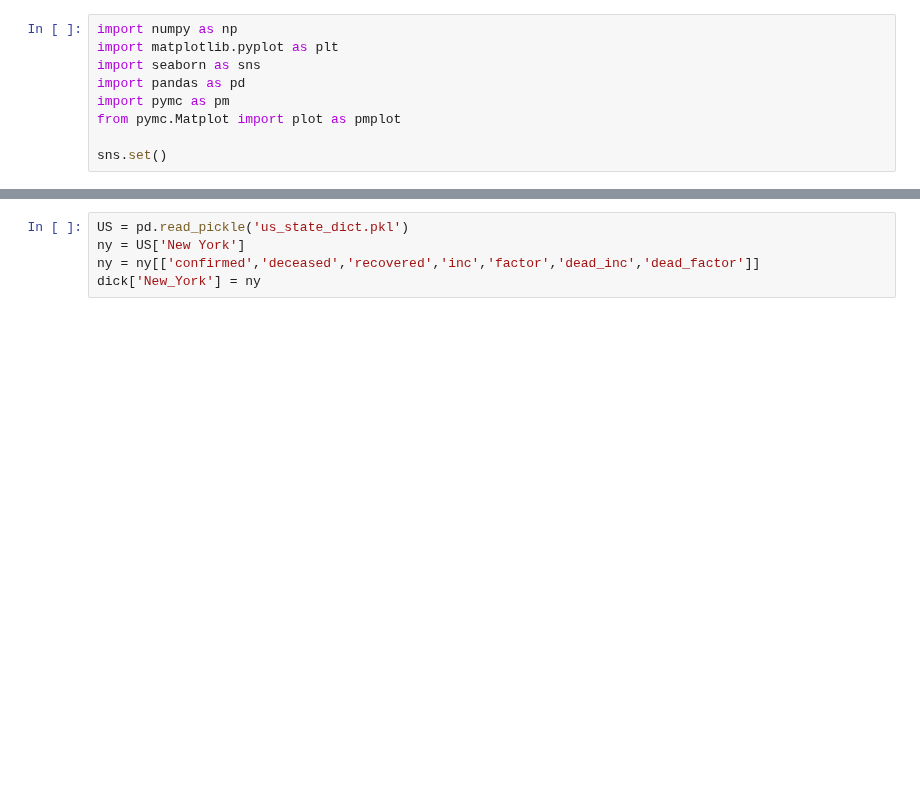
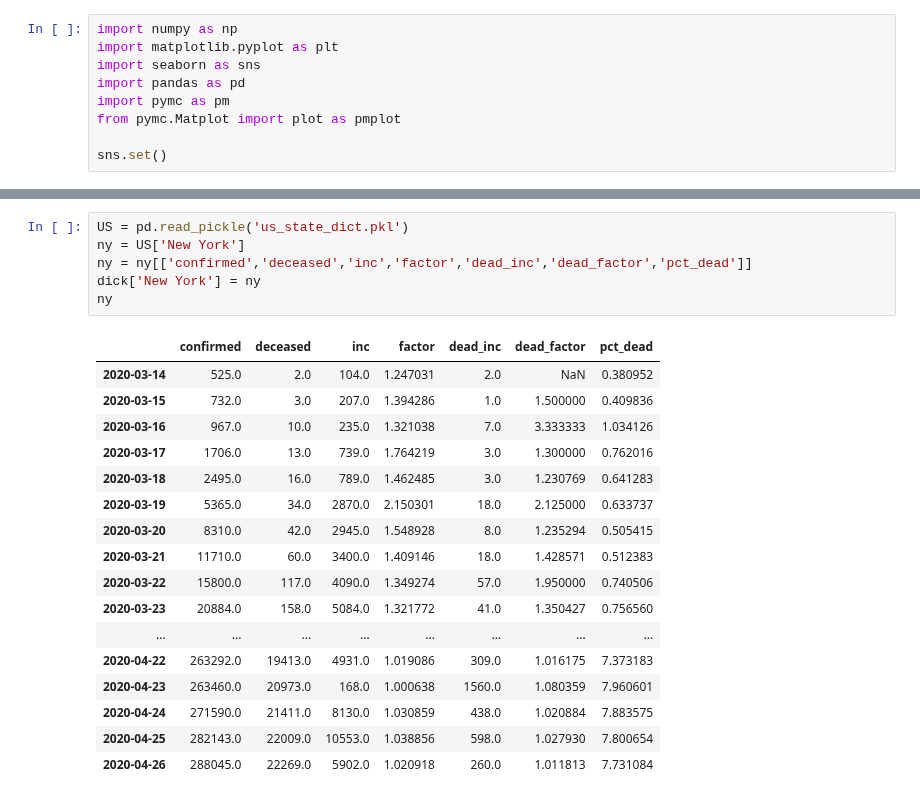
Before and after one commit to tolex3/note, a Jupyter notebook: pymc_mortality_and_factor.ipynb, the cells around one changed output, grey strips where cells are left out. Cells and saved outputs as stored; diff of their text form; blank space fills up the shorter version.

```diff
--- a/pymc_mortality_and_factor.ipynb
+++ b/pymc_mortality_and_factor.ipynb
@@ -30,8 +30,27 @@ swe
 # %%
 US = pd.read_pickle('us_state_dict.pkl')
 ny = US['New York']
-ny = ny[['confirmed','deceased','recovered','inc','factor','dead_inc','dead_factor']]
-dick['New_York'] = ny
+ny = ny[['confirmed','deceased','inc','factor','dead_inc','dead_factor','pct_dead']]
+dick['New York'] = ny
+ny
+# %% [output]
+|  | confirmed | deceased | inc | factor | dead_inc | dead_factor | pct_dead |
+| 2020-03-14 | 525.0 | 2.0 | 104.0 | 1.247031 | 2.0 | NaN | 0.380952 |
+| 2020-03-15 | 732.0 | 3.0 | 207.0 | 1.394286 | 1.0 | 1.500000 | 0.409836 |
+| 2020-03-16 | 967.0 | 10.0 | 235.0 | 1.321038 | 7.0 | 3.333333 | 1.034126 |
+| 2020-03-17 | 1706.0 | 13.0 | 739.0 | 1.764219 | 3.0 | 1.300000 | 0.762016 |
+| 2020-03-18 | 2495.0 | 16.0 | 789.0 | 1.462485 | 3.0 | 1.230769 | 0.641283 |
+| 2020-03-19 | 5365.0 | 34.0 | 2870.0 | 2.150301 | 18.0 | 2.125000 | 0.633737 |
+| 2020-03-20 | 8310.0 | 42.0 | 2945.0 | 1.548928 | 8.0 | 1.235294 | 0.505415 |
+| 2020-03-21 | 11710.0 | 60.0 | 3400.0 | 1.409146 | 18.0 | 1.428571 | 0.512383 |
+| 2020-03-22 | 15800.0 | 117.0 | 4090.0 | 1.349274 | 57.0 | 1.950000 | 0.740506 |
+| 2020-03-23 | 20884.0 | 158.0 | 5084.0 | 1.321772 | 41.0 | 1.350427 | 0.756560 |
+| ... | ... | ... | ... | ... | ... | ... | ... |
+| 2020-04-22 | 263292.0 | 19413.0 | 4931.0 | 1.019086 | 309.0 | 1.016175 | 7.373183 |
+| 2020-04-23 | 263460.0 | 20973.0 | 168.0 | 1.000638 | 1560.0 | 1.080359 | 7.960601 |
+| 2020-04-24 | 271590.0 | 21411.0 | 8130.0 | 1.030859 | 438.0 | 1.020884 | 7.883575 |
+| 2020-04-25 | 282143.0 | 22009.0 | 10553.0 | 1.038856 | 598.0 | 1.027930 | 7.800654 |
+| 2020-04-26 | 288045.0 | 22269.0 | 5902.0 | 1.020918 | 260.0 | 1.011813 | 7.731084 |
 # %%
 M_mu_s = pm.rbeta(alpha=2,beta=100,size=100000)
 _ = plt.hist(M_mu_s)
```
Also changed, not shown: parts of 7 cells of this notebook, 15 other files.
